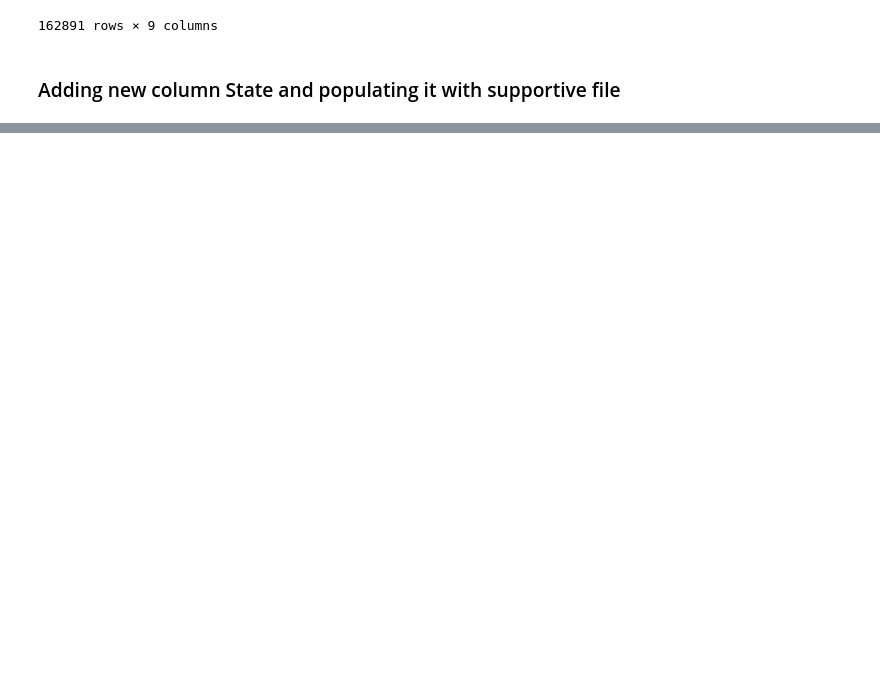
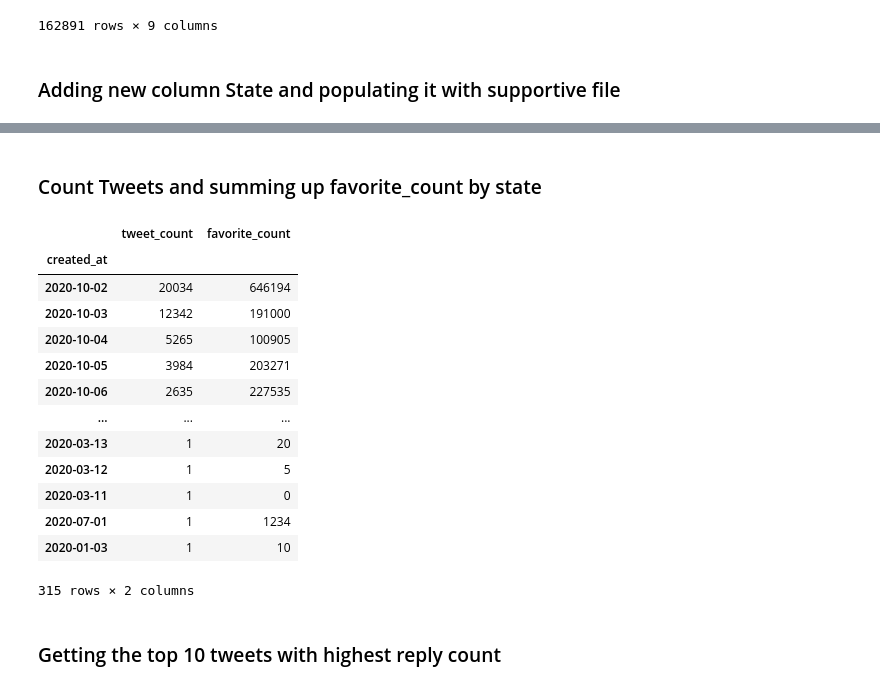
Before and after one commit to khanji0/HCQ, a Jupyter notebook: EDA.ipynb, the cells around one changed output, grey strips where cells are left out. Cells and saved outputs as stored; diff of their text form; code cells hidden in the pictures; blank space fills up the shorter version.

```diff
--- a/EDA.ipynb
+++ b/EDA.ipynb
@@ -11,7 +11,7 @@ import warnings
 if not sys.warnoptions:
     warnings.simplefilter("ignore")
 # %%
-csv_file_path = 'df_tweets.csv'
+csv_file_path = 'data/df_tweets.csv'
 df = pd.read_csv(csv_file_path)
 df.shape
 # %% [output]
@@ -296,0 +308,31 @@ df.to_csv("updated_tweets.csv", index=False)
+# %% [markdown]
+### Count Tweets and summing up favorite_count by state
+# %%
+df['created_at'] = pd.to_datetime(df['created_at'])
+
+# Grouping it  by date and aggregating it
+df_count_by_date = df.groupby(df['created_at'].dt.date).agg(
+    tweet_count=('full_text', 'count'),
+    favorite_count=('favorite_count', 'sum')
+)
+# Sorting in descending order
+df_count_by_date = df_count_by_date.sort_values(by='tweet_count', ascending=False)
+
+df_count_by_date
+# %% [output]
+|  | tweet_count | favorite_count |
+| created_at |  |  |
+| 2020-10-02 | 20034 | 646194 |
+| 2020-10-03 | 12342 | 191000 |
+| 2020-10-04 | 5265 | 100905 |
+| 2020-10-05 | 3984 | 203271 |
+| 2020-10-06 | 2635 | 227535 |
+| ... | ... | ... |
+| 2020-03-13 | 1 | 20 |
+| 2020-03-12 | 1 | 5 |
+| 2020-03-11 | 1 | 0 |
+| 2020-07-01 | 1 | 1234 |
+| 2020-01-03 | 1 | 10 |
+315 rows × 2 columns
+# %% [markdown]
+### Getting the top 10 tweets with highest reply count
```
Also changed, not shown: parts of 3 cells of this notebook, 5 other files.
